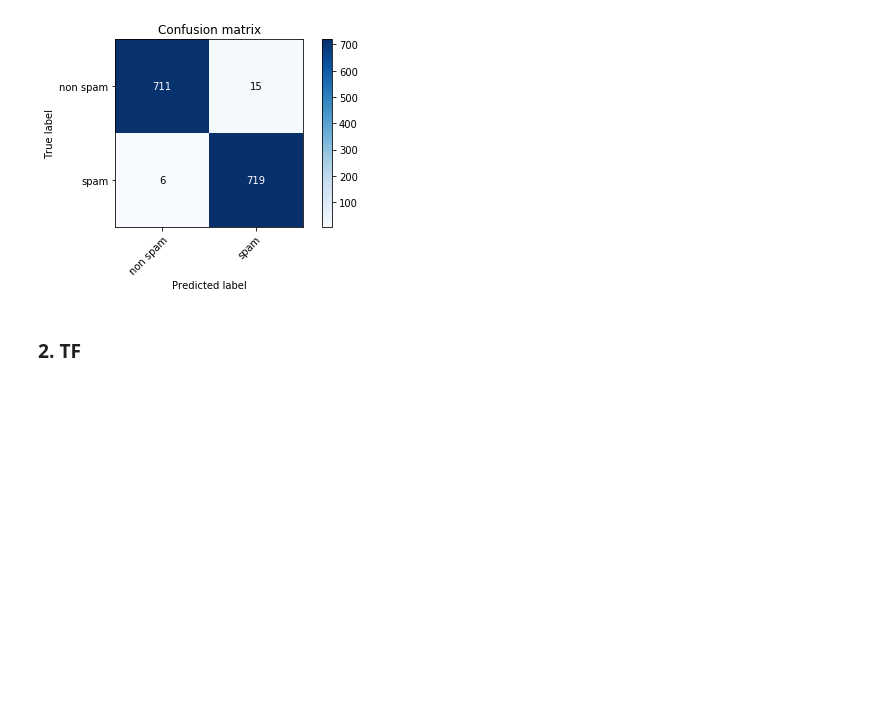
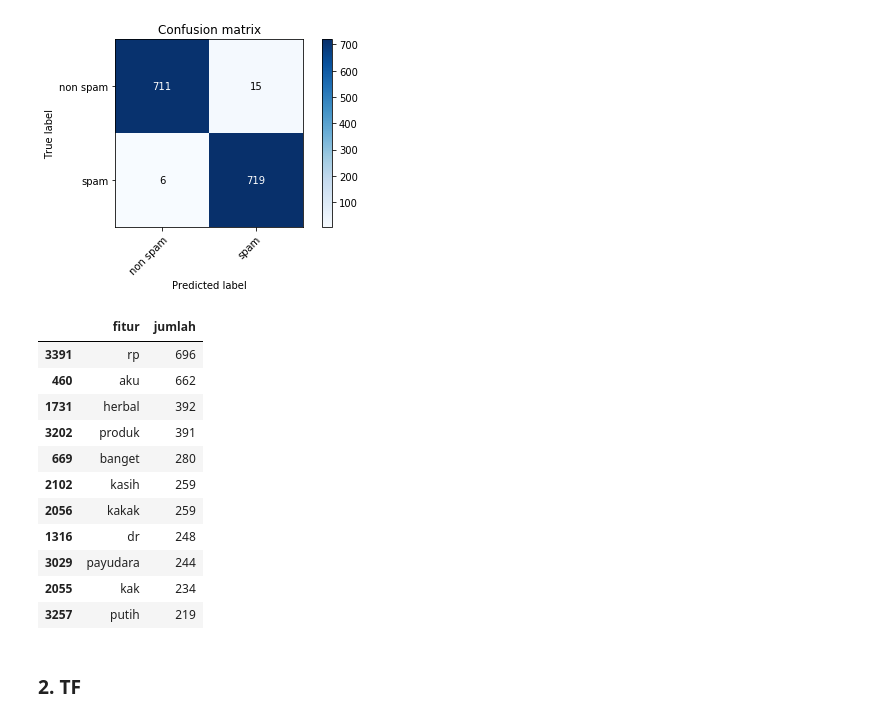
Before and after one commit to lufias69/mycode, a Jupyter notebook: Prediksi/data/Imbalance.ipynb, the cells around one changed output. Saved outputs shown, nothing was run; the diff lists cells and outputs as text; code cells hidden in the pictures; blank space fills up the shorter version.

```diff
--- a/Prediksi/data/Imbalance.ipynb
+++ b/Prediksi/data/Imbalance.ipynb
@@ -69,6 +85,21 @@ AxesSubplot(0.0706597,0.255582;0.723472x0.651362)
    macro avg       0.99      0.99      0.99      1451
 weighted avg       0.99      0.99      0.99      1451
 [figure]
+# %%
+gd.get_data(y_true, y_pred, komentar2, class_ = "spam").sort_values("jumlah", axis = 0, ascending = False).head(11)
+# %% [output]
+|  | fitur | jumlah |
+| 3391 | rp | 696 |
+| 460 | aku | 662 |
+| 1731 | herbal | 392 |
+| 3202 | produk | 391 |
+| 669 | banget | 280 |
+| 2102 | kasih | 259 |
+| 2056 | kakak | 259 |
+| 1316 | dr | 248 |
+| 3029 | payudara | 244 |
+| 2055 | kak | 234 |
+| 3257 | putih | 219 |
 # %%
 # data["prediksi"] = y_pred
 # data.to_excel("tambahan_prediksi2.xlsx")
```
Also changed, not shown: parts of 20 cells of this notebook.
